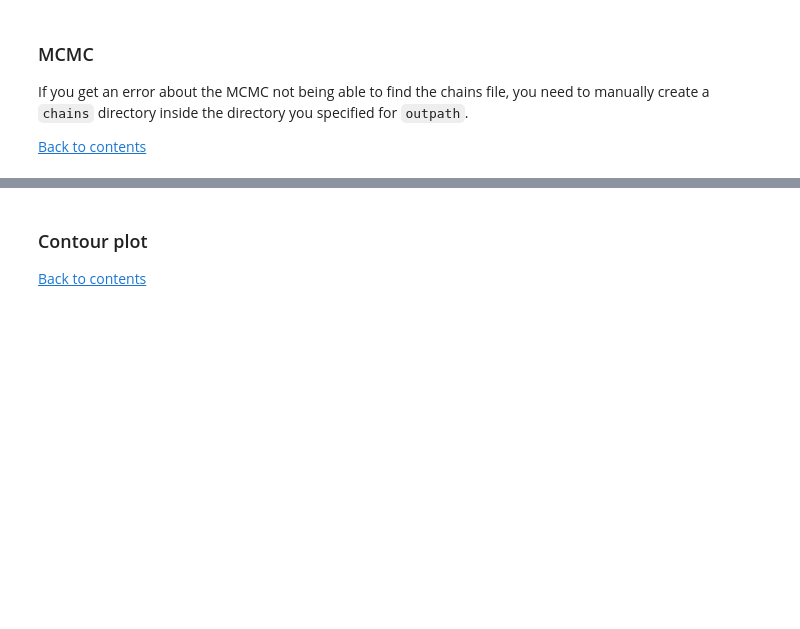
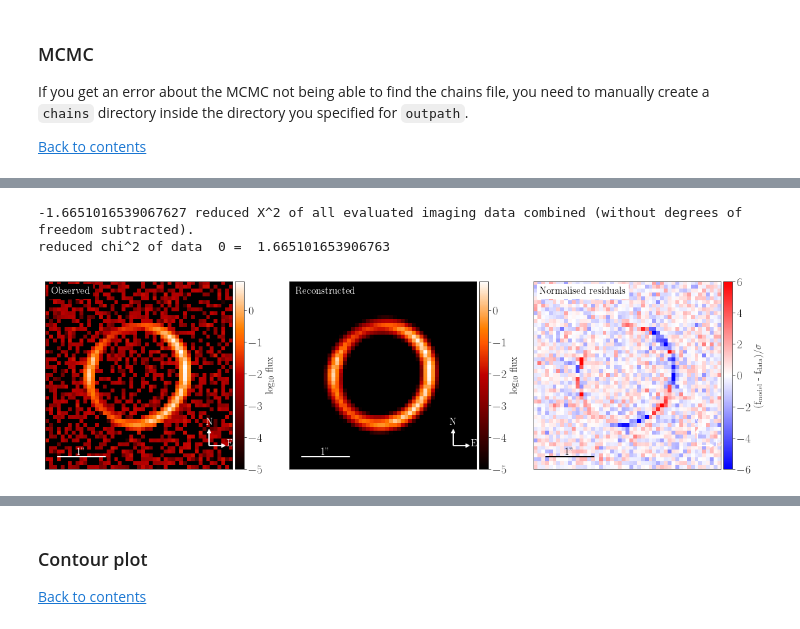
Before and after one commit to nataliehogg/los_proof_of_concept, a Jupyter notebook: distributed_haloes_analysis.ipynb, the cells around one changed output, grey strips where cells are left out. Saved outputs shown, nothing was run; the diff lists cells and outputs as text; code cells hidden in the pictures; blank space fills up the shorter version.

```diff
--- a/distributed_haloes_analysis.ipynb
+++ b/distributed_haloes_analysis.ipynb
@@ -471,17 +496,21 @@ plt.show()
 # %%
-modelPlot = ModelPlot(multi_band_list, kwargs_model, kwargs_result, arrow_size=0.02, cmap_string='gist_heat')
+modelPlot = ModelPlot(multi_band_list, kwargs_model, kwargs_result, arrow_size=0.02, cmap_string='bone')
 
 f, axes = plt.subplots(1, 3, figsize=(16, 8), sharex=False, sharey=False)
 
 modelPlot.data_plot(ax=axes[0])
 modelPlot.model_plot(ax=axes[1])
 modelPlot.normalized_residual_plot(ax=axes[2], text="Normalised residuals")#, v_min=-10, v_max=10, cmap='cmr.prinsenvlag')
 f.tight_layout()
 # f.subplots_adjust(left=None, bottom=None, right=None, top=None, wspace=0., hspace=0.05)
 
 plt.savefig(outpath + job_name + '_total_reconstruction_top.pdf', dpi=300, bbox_inches='tight')
 
 plt.show()
+# %% [output]
+-1.6651016539067627 reduced X^2 of all evaluated imaging data combined (without degrees of freedom subtracted).
+reduced chi^2 of data  0 =  1.665101653906763
+[figure, added]
 # %%
 # convergence check
 rcParams.update(rcParamsDefault) # reset default font because this plot looks weird otherwise
```
Also changed, not shown: parts of 18 cells of this notebook, 2 other files.
